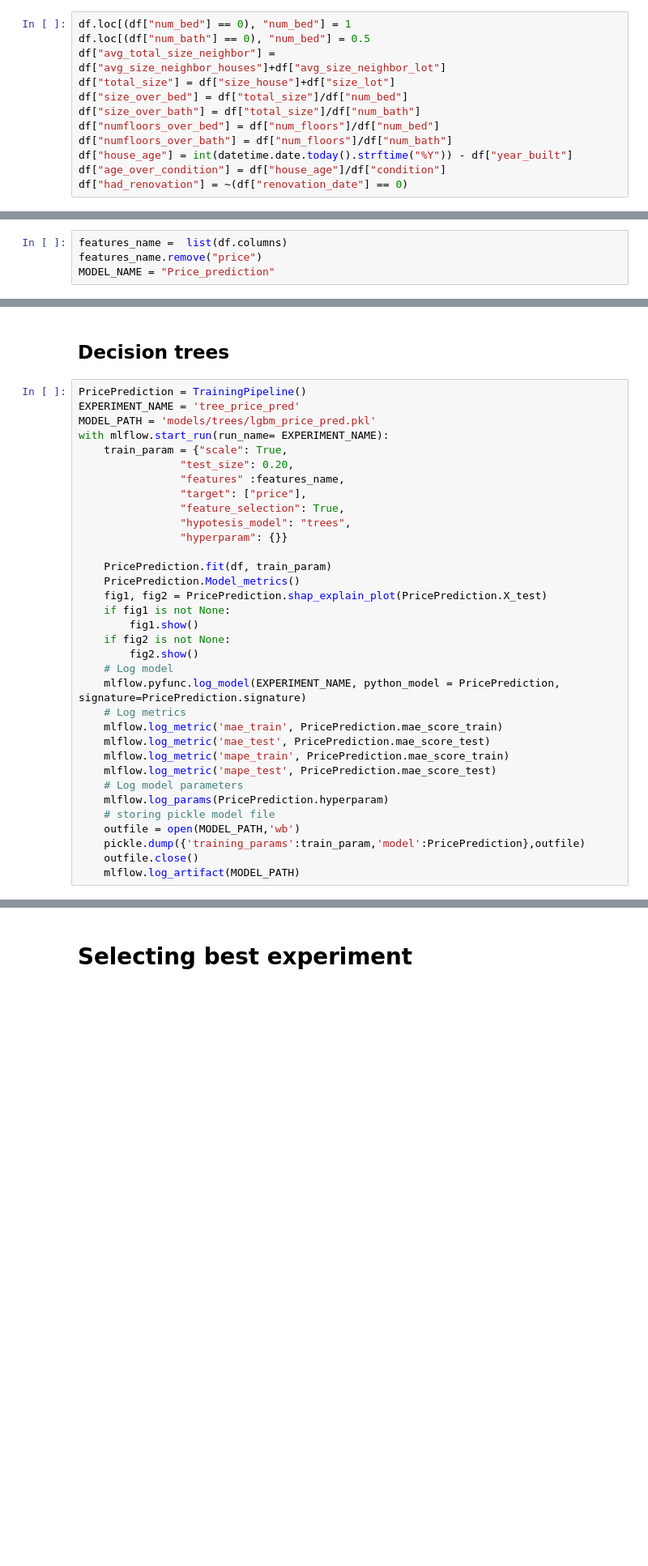
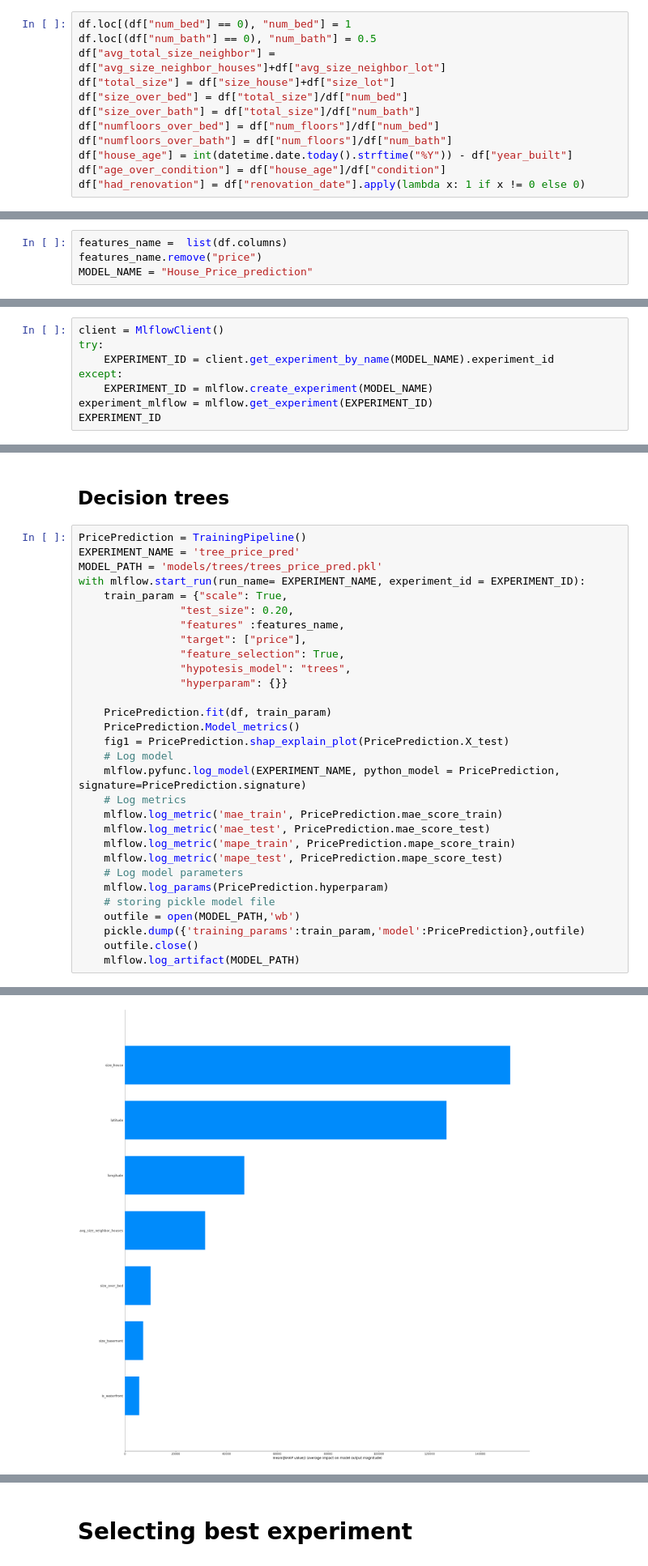
Before and after one commit to henrycala/rappi_ds_test, a Jupyter notebook: modeling/ml_training.ipynb, the cells around one changed output, grey strips where cells are left out. Shown: that part at 81% size. Drawn from its saved outputs; the diff is of its cells as text; blank space fills up the shorter version.

```diff
--- a/modeling/ml_training.ipynb
+++ b/modeling/ml_training.ipynb
@@ -16,7 +17,7 @@ df = pd.read_csv(".././data/house_sales.csv")
 # Feature engineering
 # %%
 df.loc[(df["num_bed"] == 0), "num_bed"] = 1
-df.loc[(df["num_bath"] == 0), "num_bed"] = 0.5
+df.loc[(df["num_bath"] == 0), "num_bath"] = 0.5
 df["avg_total_size_neighbor"] = df["avg_size_neighbor_houses"]+df["avg_size_neighbor_lot"]
 df["total_size"] = df["size_house"]+df["size_lot"]
 df["size_over_bed"] = df["total_size"]/df["num_bed"]
@@ -25,10 +26,10 @@ df["numfloors_over_bed"] = df["num_floors"]/df["num_bed"]
 df["numfloors_over_bath"] = df["num_floors"]/df["num_bath"]
 df["house_age"] = int(datetime.date.today().strftime("%Y")) - df["year_built"]
 df["age_over_condition"] = df["house_age"]/df["condition"]
-df["had_renovation"] = ~(df["renovation_date"] == 0)
+df["had_renovation"] = df["renovation_date"].apply(lambda x: 1 if x != 0 else 0)
 # %% [markdown]
 # Training algorithm
 # %%
 features_name =  list(df.columns)
 features_name.remove("price")
-MODEL_NAME = "Price_prediction"
+MODEL_NAME = "House_Price_prediction"
@@ -72,0 +36,8 @@ MlflowException: Could not create run under non-active experiment with ID 0.
+# %%
+client = MlflowClient()
+try:
+    EXPERIMENT_ID = client.get_experiment_by_name(MODEL_NAME).experiment_id
+except:
+    EXPERIMENT_ID = mlflow.create_experiment(MODEL_NAME)
+experiment_mlflow = mlflow.get_experiment(EXPERIMENT_ID)
+EXPERIMENT_ID
@@ -75,8 +48,8 @@ MlflowException: Could not create run under non-active experiment with ID 0.
 # %%
 PricePrediction = TrainingPipeline()
 EXPERIMENT_NAME = 'tree_price_pred'
-MODEL_PATH = 'models/trees/lgbm_price_pred.pkl'
-with mlflow.start_run(run_name= EXPERIMENT_NAME):
+MODEL_PATH = 'models/trees/trees_price_pred.pkl'
+with mlflow.start_run(run_name= EXPERIMENT_NAME, experiment_id = EXPERIMENT_ID):
     train_param = {"scale": True,
                 "test_size": 0.20,
                 "features" :features_name,
@@ -87,18 +60,14 @@ with mlflow.start_run(run_name= EXPERIMENT_NAME):
 
     PricePrediction.fit(df, train_param)
     PricePrediction.Model_metrics()
-    fig1, fig2 = PricePrediction.shap_explain_plot(PricePrediction.X_test)
-    if fig1 is not None:
-        fig1.show()
-    if fig2 is not None:
-        fig2.show()
+    fig1 = PricePrediction.shap_explain_plot(PricePrediction.X_test)
     # Log model
     mlflow.pyfunc.log_model(EXPERIMENT_NAME, python_model = PricePrediction, signature=PricePrediction.signature)
     # Log metrics
     mlflow.log_metric('mae_train', PricePrediction.mae_score_train)
     mlflow.log_metric('mae_test', PricePrediction.mae_score_test)
-    mlflow.log_metric('mape_train', PricePrediction.mae_score_train)
-    mlflow.log_metric('mape_test', PricePrediction.mae_score_test)
+    mlflow.log_metric('mape_train', PricePrediction.mape_score_train)
+    mlflow.log_metric('mape_test', PricePrediction.mape_score_test)
     # Log model parameters
     mlflow.log_params(PricePrediction.hyperparam)
     # storing pickle model file
@@ -110,0 +106 @@ MlflowException: Could not create run under non-active experiment with ID 0.
+[figure, added]
```
Also changed, not shown: parts of 16 cells of this notebook, 2 other files.
